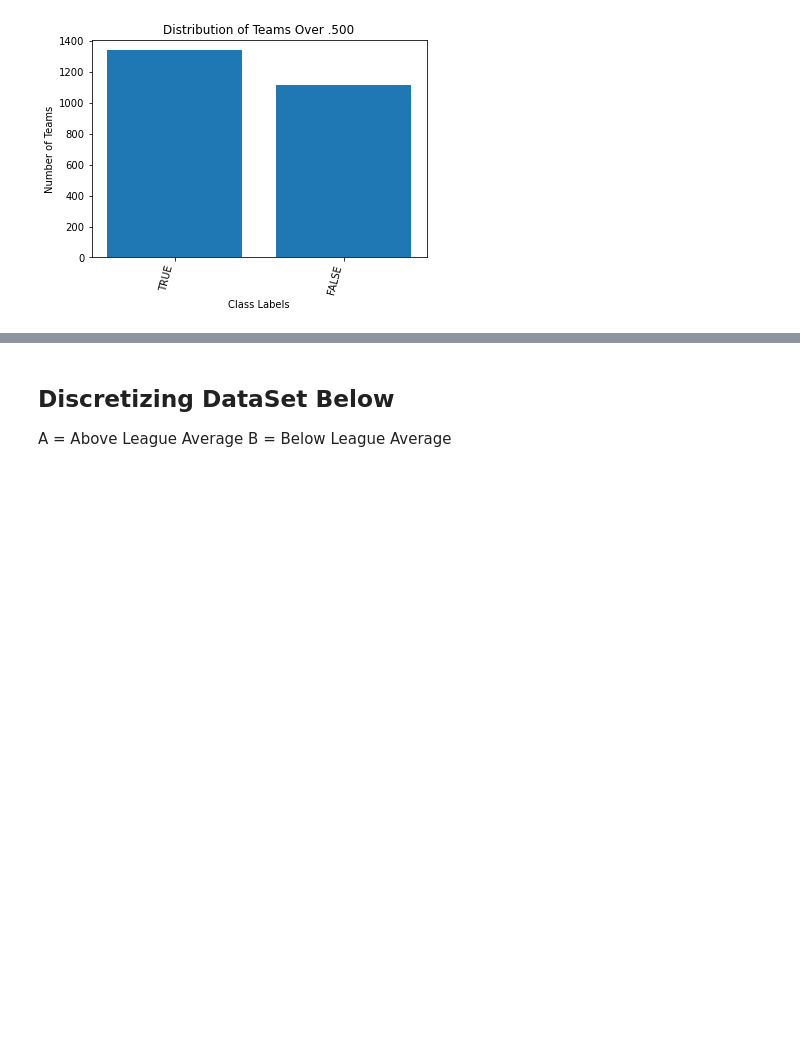
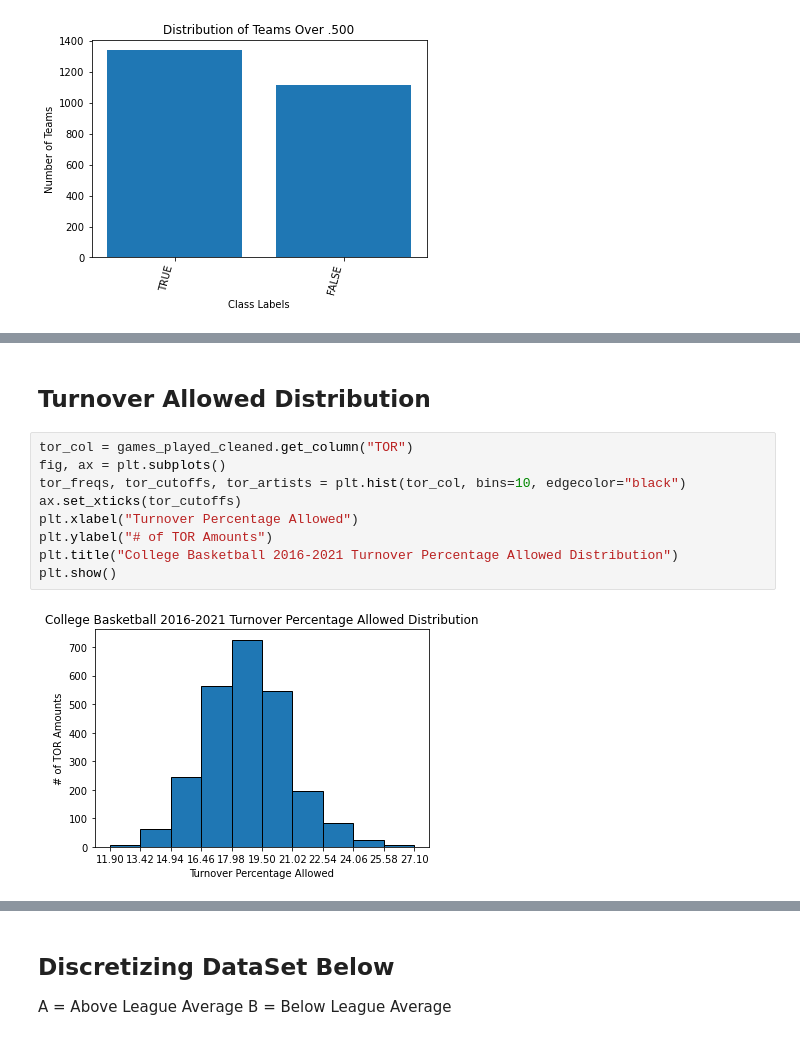
Before and after one commit to bkeeley3/CPSC322_Project_CBB, a Jupyter notebook: TechnicalReport.ipynb, the cells around one changed output, grey strips where cells are left out. Saved outputs shown, nothing was run; the diff lists cells and outputs as text; blank space fills up the shorter version.

```diff
--- a/TechnicalReport.ipynb
+++ b/TechnicalReport.ipynb
@@ -96,0 +147,13 @@ myutils.bar_chart(values, counts, "Class Labels", "Number of Teams", values, "Di
+# %% [markdown]
+## **Turnover Allowed Distribution**
+# %%
+tor_col = games_played_cleaned.get_column("TOR")
+fig, ax = plt.subplots()
+tor_freqs, tor_cutoffs, tor_artists = plt.hist(tor_col, bins=10, edgecolor="black")
+ax.set_xticks(tor_cutoffs)
+plt.xlabel("Turnover Percentage Allowed")
+plt.ylabel("# of TOR Amounts")
+plt.title("College Basketball 2016-2021 Turnover Percentage Allowed Distribution")
+plt.show()
+# %% [output]
+[figure, added]
```
Also changed, not shown: parts of 16 cells of this notebook, 1 other file.
